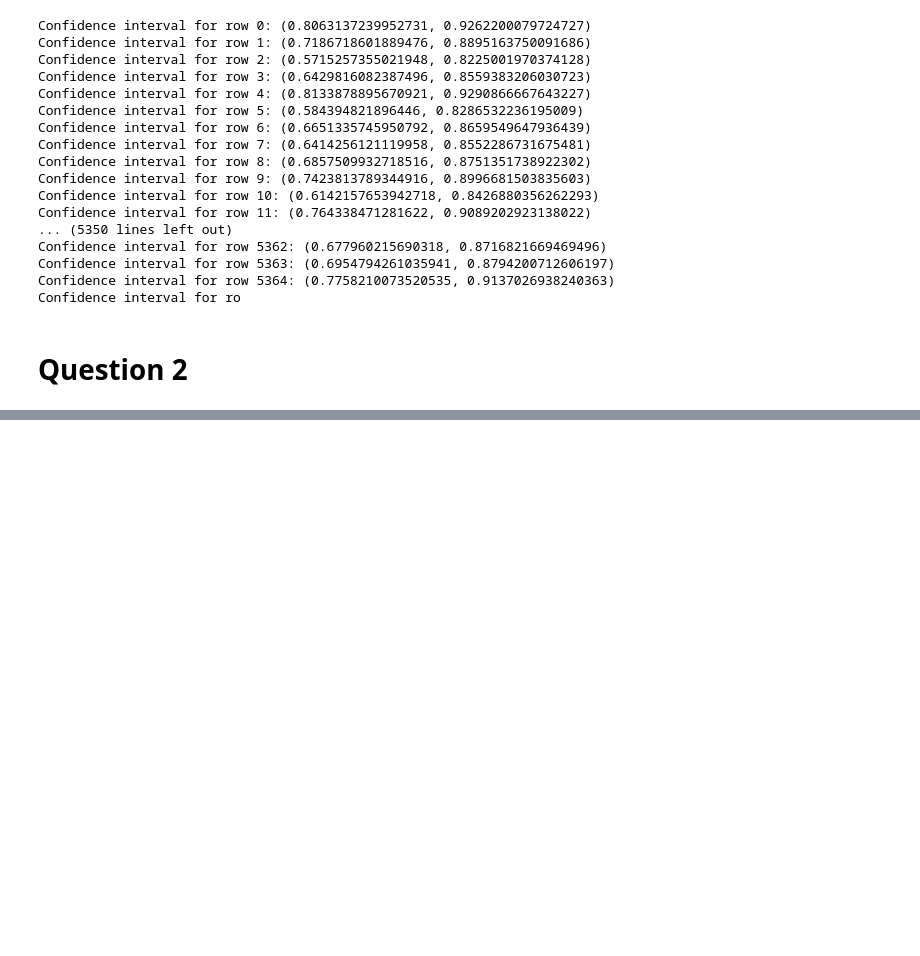
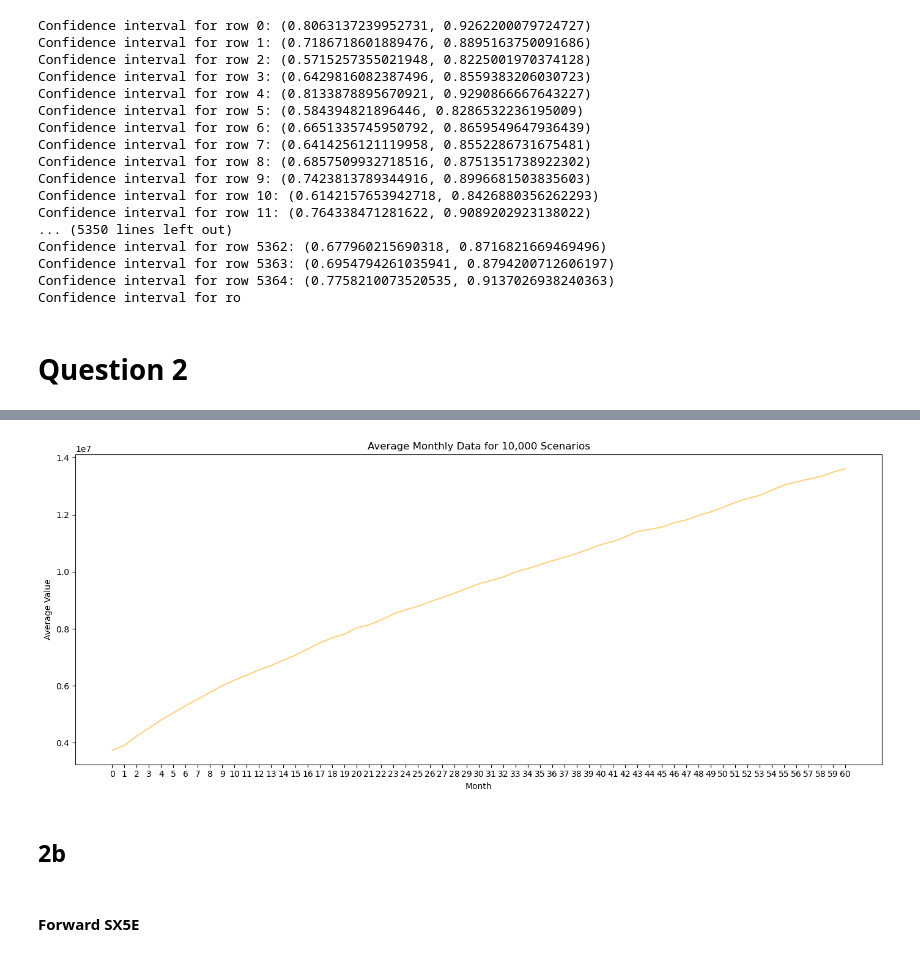
Before and after one commit to haileyvu9/CCSR, a Jupyter notebook: Assignment 3.ipynb, the cells around one changed output, grey strips where cells are left out. Cells and saved outputs as stored; diff of their text form; code cells hidden in the pictures; blank space fills up the shorter version.

```diff
--- a/Assignment 3.ipynb
+++ b/Assignment 3.ipynb
@@ -299,0 +309,7 @@ Confidence interval for ro
+# %%
+times = np.linspace(0, 5, int((5 - 0) * 12) + 1)
+AEX.columns = times
+SX5E.columns = times
+# %%
+eqf_SX5E = pd.DataFrame(index=SX5E.index, columns=SX5E.columns)
+eqf_AEX = pd.DataFrame(index=SX5E.index, columns=SX5E.columns)
@@ -299,0 +379,22 @@ Confidence interval for ro
+# %%
+avg_positive_netting = positive_netting.mean()
+months = np.linspace(0, 60, 61)
+
+plt.figure(figsize=(14, 6))
+plt.plot(months, avg_positive_netting, color='orange', alpha=0.5)  # Adjust alpha for transparency
+
+# Add labels and title
+plt.xlabel('Month')
+plt.ylabel('Average Value')
+plt.title('Average Monthly Data for 10,000 Scenarios')
+
+plt.xticks(months)
+#plt.xticks(rotation=45)
+plt.tight_layout()
+plt.show()
+# %% [output]
+[figure, added]
+# %% [markdown]
+## 2b
+# %% [markdown]
+#### Forward SX5E
```
Also changed, not shown: parts of 43 cells of this notebook.
